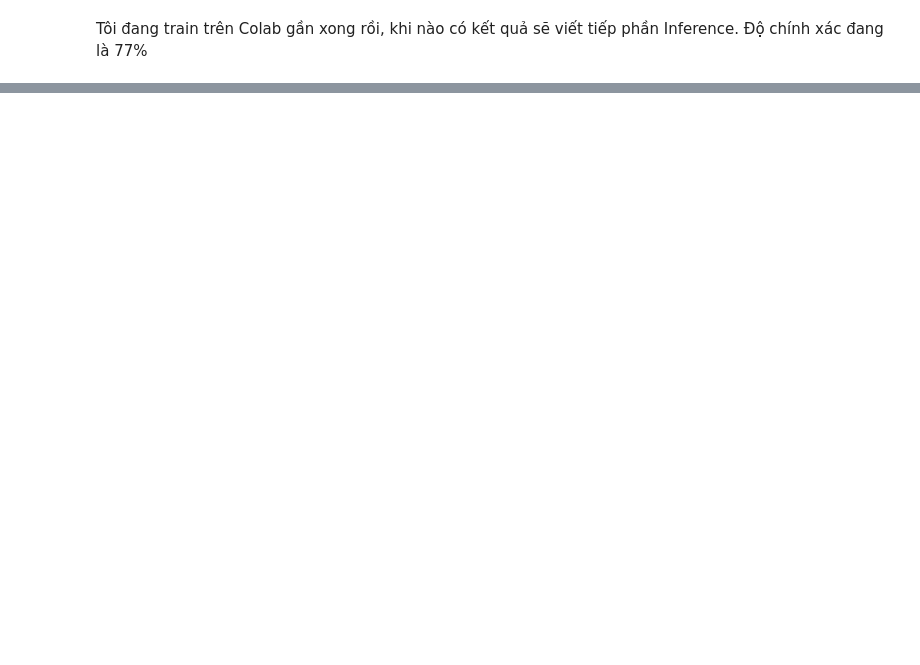
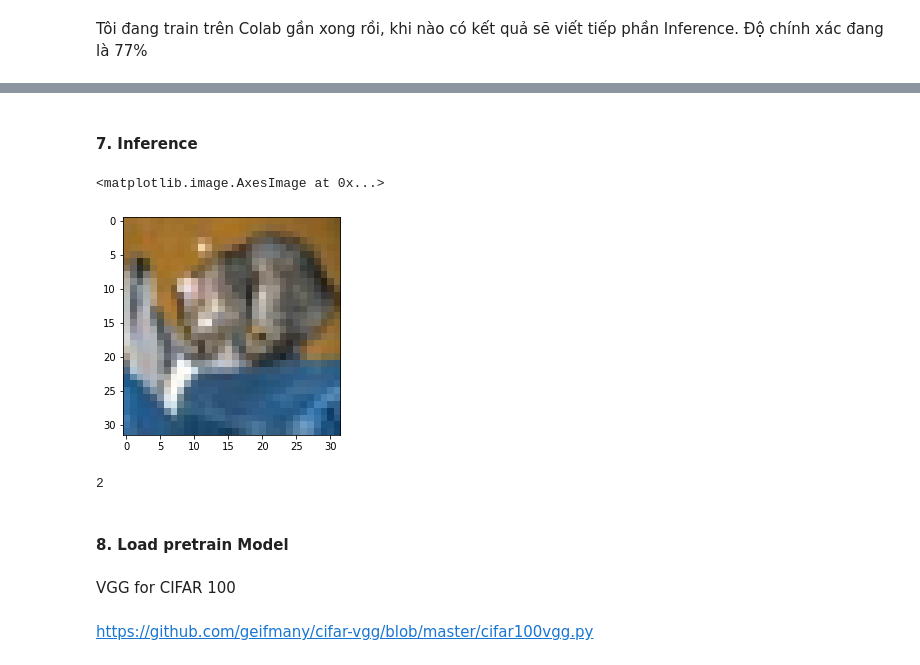
Before and after one commit to bangoc123/learn-machine-learning-in-two-months, a Jupyter notebook: tf2.0/2.SubclassingModel.ipynb, the cells around one changed output, grey strips where cells are left out. Cells and saved outputs as stored; diff of their text form; code cells hidden in the pictures; blank space fills up the shorter version.

```diff
--- a/tf2.0/2.SubclassingModel.ipynb
+++ b/tf2.0/2.SubclassingModel.ipynb
@@ -194,3 +222,5 @@ INFO:tensorflow:Assets written to: final/assets
 Tôi đang train trên Colab gần xong rồi, khi nào có kết quả sẽ viết tiếp phần Inference. Độ chính xác đang là 77%
 # %% [markdown]
 <img src="./img/training.png" width=600/>
+# %% [markdown]
+#### 7. Inference
@@ -196,0 +231,5 @@ Tôi đang train trên Colab gần xong rồi, khi nào có kết quả sẽ vi
+# %%
+plt.imshow(inferenceX[0], cmap=plt.cm.binary)
+# %% [output]
+<matplotlib.image.AxesImage at 0x...>
+[figure, added]
@@ -196,0 +238,10 @@ Tôi đang train trên Colab gần xong rồi, khi nào có kết quả sẽ vi
+# %%
+np.argmax(result)
+# %% [output]
+2
+# %% [markdown]
+#### 8. Load pretrain Model
+# %% [markdown]
+VGG for CIFAR 100
+# %% [markdown]
+https://github.com/geifmany/cifar-vgg/blob/master/cifar100vgg.py
```
Also changed, not shown: parts of 10 cells of this notebook, 5 other files.
